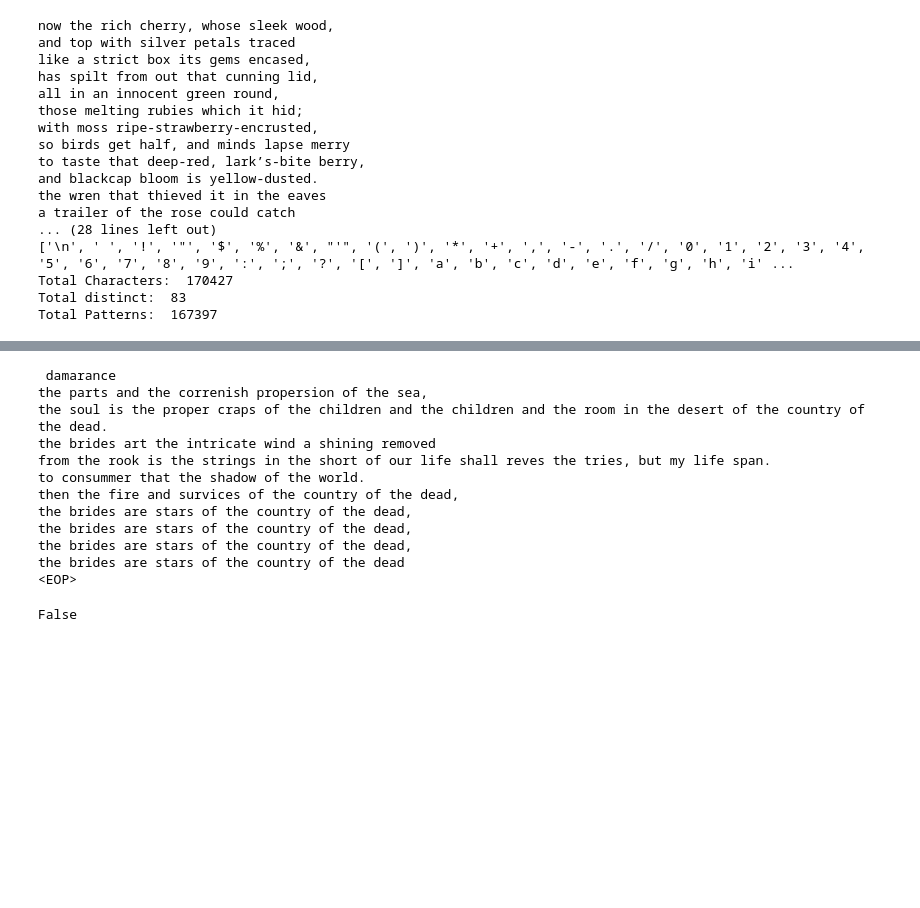
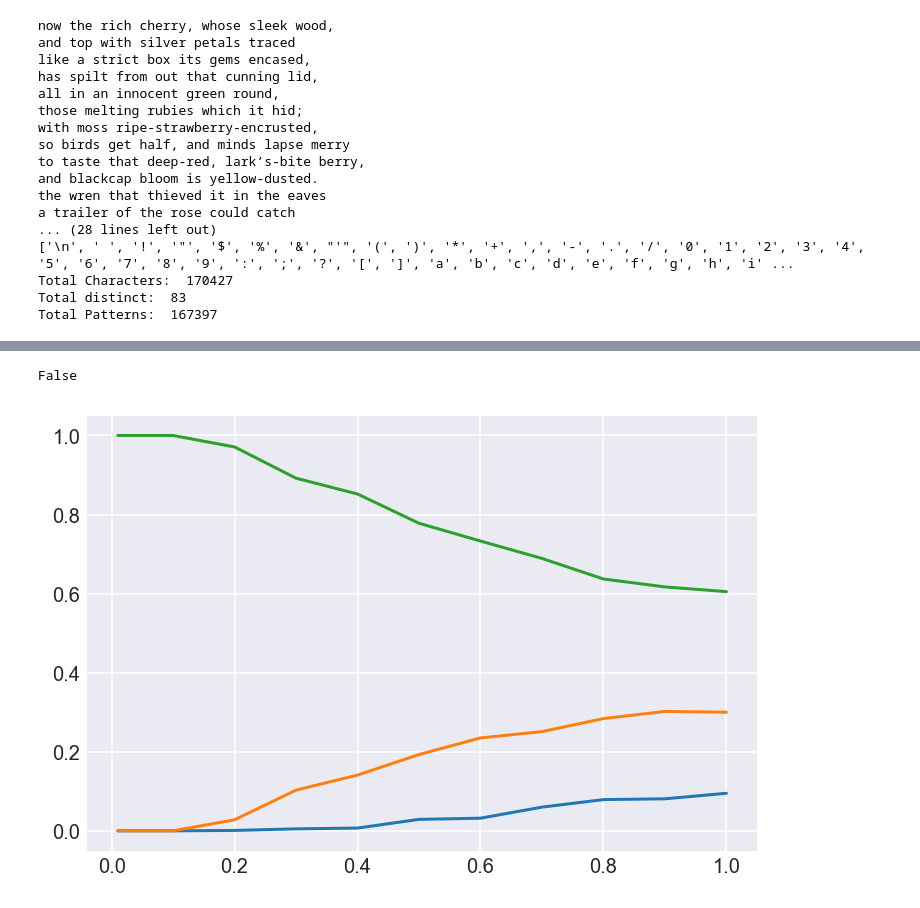
Before and after one commit to skipperkongen/rnn-fun, a Jupyter notebook: generate-poetry/generate-poetry.ipynb, the cells around one changed output, grey strips where cells are left out. Saved outputs shown, nothing was run; the diff lists cells and outputs as text; code cells hidden in the pictures; blank space fills up the shorter version.

```diff
--- a/generate-poetry/generate-poetry.ipynb
+++ b/generate-poetry/generate-poetry.ipynb
@@ -138,6 +140,7 @@ model.fit(X, y, epochs=EPOCHS, batch_size=BATCH_SIZE, shuffle=True, callbacks=ca
 """
 Use model
 """
+EPSILON = 0.0000001
 GEN_LENGTH = 512
 DEFAULT_SEED = \
 """
@@ -147,7 +150,16 @@ And the wheel’s kick and the wind’s song and the white sail’s shaking,
 And a grey mist on the sea’s face, and a grey dawn breaking.
 """.lower()
 
-def generate_poetry(seed_text, model, length=200):
+def sample(preds, temperature=1.0):
+    # helper function to sample an index from a probability array
+    preds = np.asarray(preds + EPSILON).astype('float64')
+    preds = np.log(preds) / temperature
+    exp_preds = np.exp(preds)
+    preds = exp_preds / np.sum(exp_preds)
+    probas = np.random.multinomial(1, preds, 1)
+    return np.argmax(probas)
+
+def generate_poetry(seed_text, model, temperature=1.0, length=200):
     # seed pattern
     pattern = [char_to_oh[c] for c in seed_text[:WINDOW_SIZE]]
 
@@ -155,7 +167,8 @@ def generate_poetry(seed_text, model, length=200):
     for i in range(length):
         X_next = np.reshape(pattern, (1, WINDOW_SIZE, n_distinct))
         prediction = model.predict(X_next, verbose=0)
-        index = np.argmax(prediction)
+        # np.argmax(prediction)
+        index = sample(prediction[0], temperature=temperature)
         predicted_char = int_to_char[index]
         padding = char_to_oh[predicted_char]
         pattern.append(padding)
@@ -231,25 +244,51 @@ BEST_EPOCH = 43
 
 model = load_model(LOAD_DIR, epoch=BEST_EPOCH)
 
-for c in generate_poetry(OLIVE_SEED, model, length=GEN_LENGTH+106):
-    sys.stdout.write(c)
-print()
-print('<EOP>')
+for temp in range(1, 101, 10):
+    temp = (temp or 1) / 100
+    print ('Generate poem with temperature:', temp)
+    for c in generate_poetry(OLIVE_SEED, model, temperature=0.01, length=GEN_LENGTH):
+        sys.stdout.write(c)
+    print()
+    print('<EOP>')
+    print()
-# %% [output]
- damarance
-the parts and the correnish propersion of the sea,
-the soul is the proper craps of the children and the children and the room in the desert of the country of the dead.
-the brides art the intricate wind a shining removed
-from the rook is the strings in the short of our life shall reves the tries, but my life span.
-to consummer that the shadow of the world.
-then the fire and survices of the country of the dead,
-the brides are stars of the country of the dead,
-the brides are stars of the country of the dead,
-the brides are stars of the country of the dead,
-the brides are stars of the country of the dead
-<EOP>
 # %%
 fragment = 'the brides are'
 fragment in ''.join(poems)
 # %% [output]
 False
+# %%
+import numpy as np
+import matplotlib.pyplot as plt
+import matplotlib as mpl
+import seaborn as sns
+
+mpl.rcParams['figure.dpi']= 144
+
+trials = 1000
+softmax = [0.1, 0.3, 0.6]
+
+def sample(softmax, temperature):
+    EPSILON = 10e-16 # to avoid taking the log of zero
+    #print(preds)
+    (np.array(softmax) + EPSILON).astype('float64')
+    preds = np.log(softmax) / temperature
+    #print(preds)
+    exp_preds = np.exp(preds)
+    #print(exp_preds)
+    preds = exp_preds / np.sum(exp_preds)
+    #print(preds)
+    probas = np.random.multinomial(1, preds, 1)
+    return probas[0]
+
+temperatures = [(t or 1) / 100 for t in range(0, 101, 10)]
+probas = [
+    np.asarray([sample(softmax, t) for _ in range(trials)]).sum(axis=0) / trials
+    for t in temperatures
+]
+
+sns.set_style("darkgrid")
+plt.plot(temperatures, probas)
+plt.show()
+# %% [output]
+[figure, added]
```
Also changed, not shown: parts of 2 cells of this notebook.
